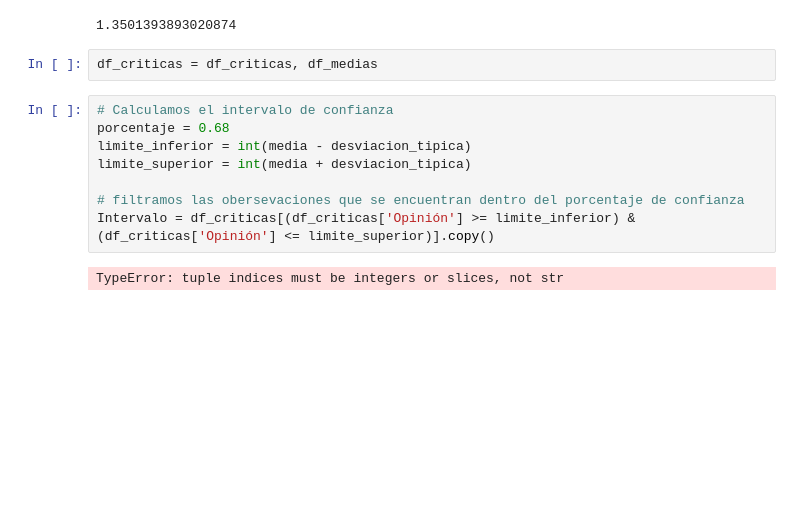
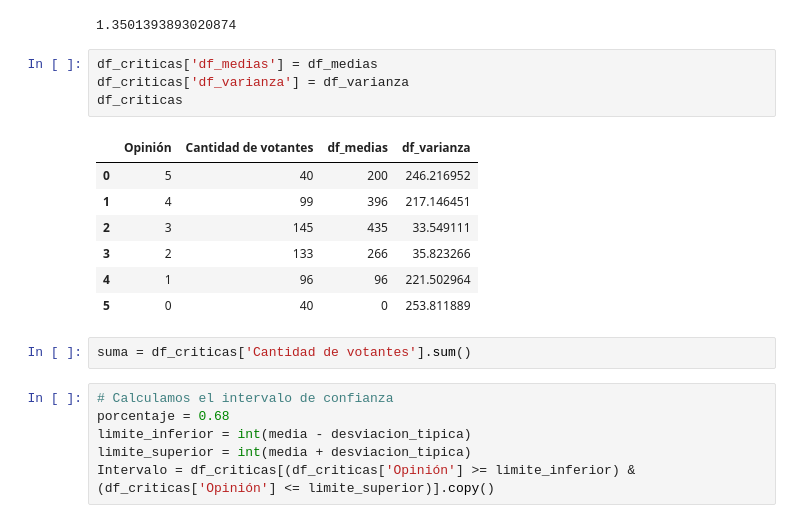
Before and after one commit to Jacobo24/Critica_peliculas, a Jupyter notebook: criticas.ipynb, the cells around one changed output. Saved outputs shown, nothing was run; the diff lists cells and outputs as text; blank space fills up the shorter version.

```diff
--- a/criticas.ipynb
+++ b/criticas.ipynb
@@ -63,15 +63,23 @@ desviacion_tipica = np.sqrt(varianza)
 desviacion_tipica
 # %% [output]
 1.3501393893020874
-# %%
-df_criticas = df_criticas, df_medias
+# %%
+df_criticas['df_medias'] = df_medias
+df_criticas['df_varianza'] = df_varianza
+df_criticas
+# %% [output]
+|  | Opinión | Cantidad de votantes | df_medias | df_varianza |
+| 0 | 5 | 40 | 200 | 246.216952 |
+| 1 | 4 | 99 | 396 | 217.146451 |
+| 2 | 3 | 145 | 435 | 33.549111 |
+| 3 | 2 | 133 | 266 | 35.823266 |
+| 4 | 1 | 96 | 96 | 221.502964 |
+| 5 | 0 | 40 | 0 | 253.811889 |
+# %%
+suma = df_criticas['Cantidad de votantes'].sum()
 # %%
 # Calculamos el intervalo de confianza
 porcentaje = 0.68
 limite_inferior = int(media - desviacion_tipica)
 limite_superior = int(media + desviacion_tipica)
-
-# filtramos las obersevaciones que se encuentran dentro del porcentaje de confianza
 Intervalo = df_criticas[(df_criticas['Opinión'] >= limite_inferior) & (df_criticas['Opinión'] <= limite_superior)].copy()
-# %% [output]
-TypeError: tuple indices must be integers or slices, not str
```
Also changed, not shown: parts of 1 cell of this notebook.
